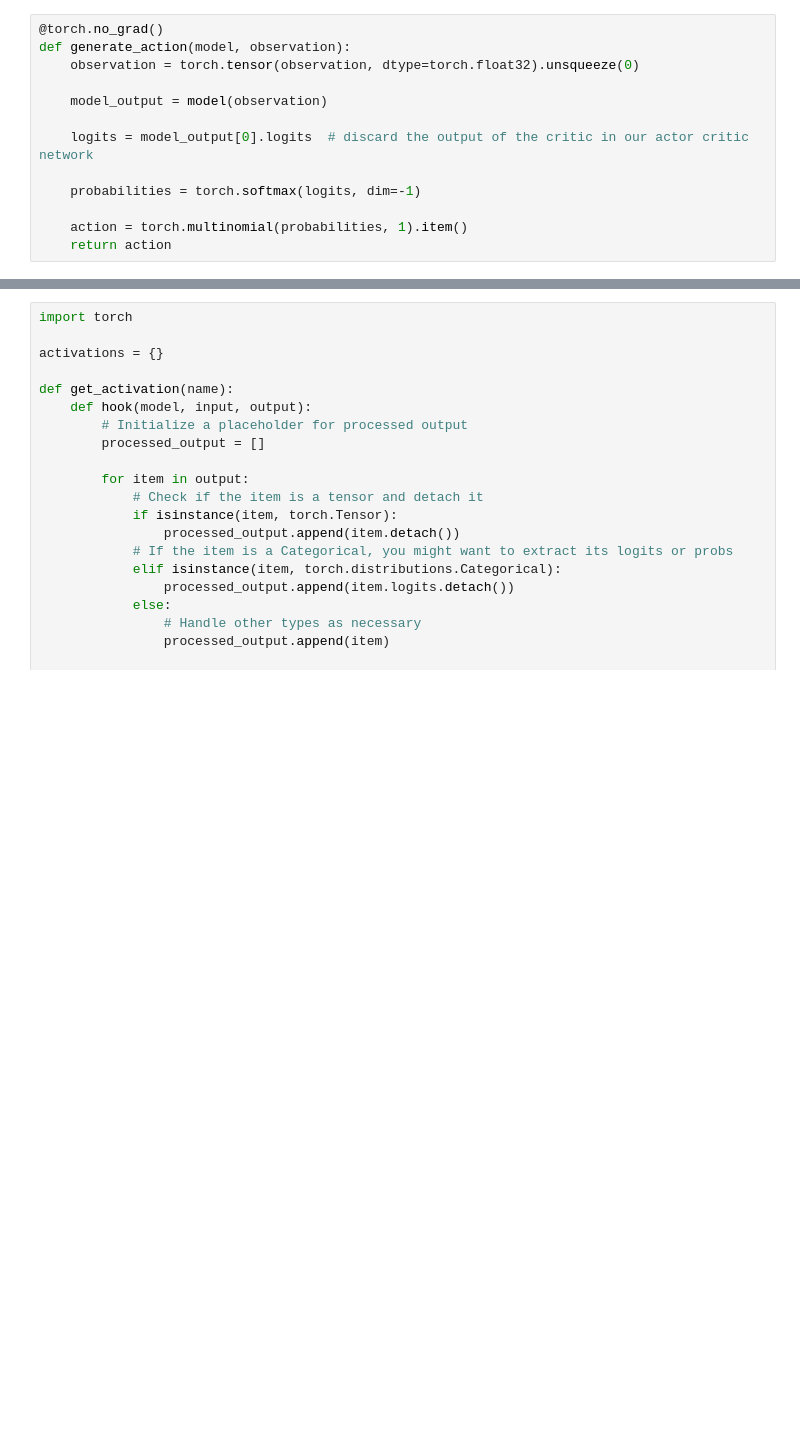
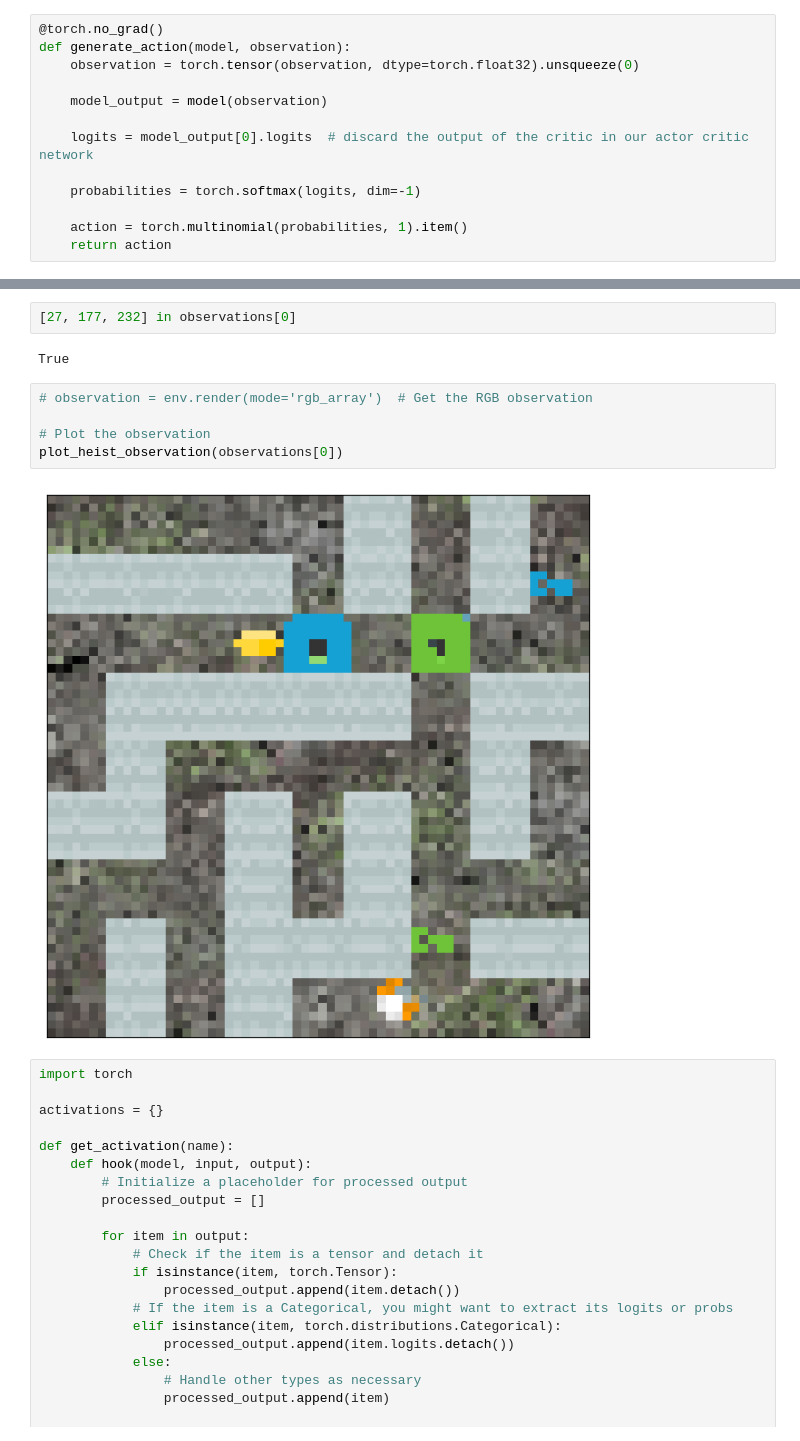
Before and after one commit to BenSturgeon/ai-safety-camp-2024-model-agents, a Jupyter notebook: notebooks/heist_data_generation.ipynb, the cells around one changed output, grey strips where cells are left out. Cells and saved outputs as stored; diff of their text form; blank space fills up the shorter version.

```diff
--- a/notebooks/heist_data_generation.ipynb
+++ b/notebooks/heist_data_generation.ipynb
@@ -103,3 +213,14 @@ else:
+# %%
+[27, 177, 232] in observations[0]
+# %% [output]
+True
+# %%
+# observation = env.render(mode='rgb_array')  # Get the RGB observation
+
+# Plot the observation
+plot_heist_observation(observations[0])
+# %% [output]
+[figure, added]
 # %%
 import torch
 
```
Also changed, not shown: parts of 10 cells of this notebook, 1 other file.
